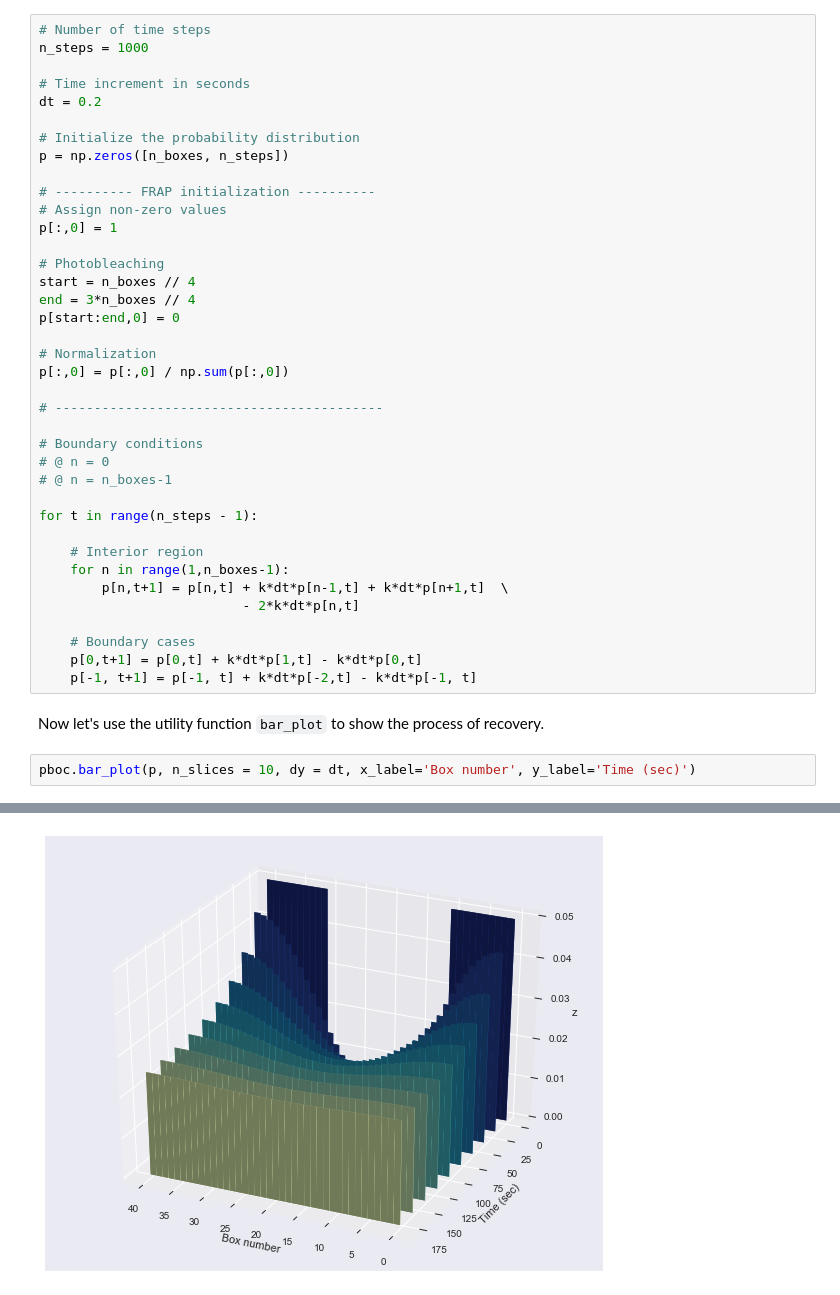
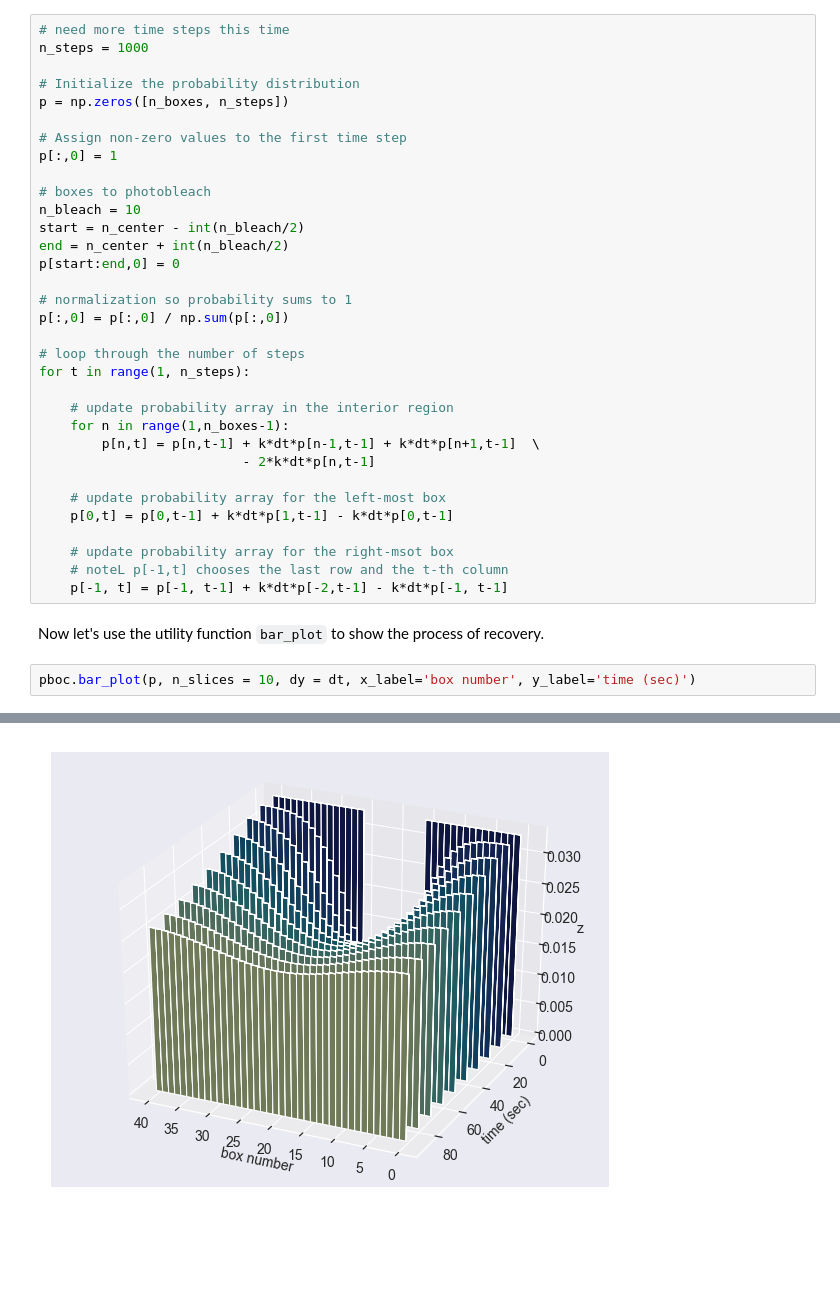
Before and after one commit to RPGroup-PBoC/be262, a Jupyter notebook: code/diffusion_1d_and_FRAP.ipynb, the cells around one changed output, grey strips where cells are left out. Cells and saved outputs as stored; diff of their text form; blank space fills up the shorter version.

```diff
--- a/code/diffusion_1d_and_FRAP.ipynb
+++ b/code/diffusion_1d_and_FRAP.ipynb
@@ -94,45 +99,40 @@ Having developed the numerical method of integrating the master equation, let's
 
 In this part of the tutorial we will implement the 1-dimensional version of the FRAP experiment. We will initialize the probability distribution as zero in the middle region and uniform outside it. We will when observe the process of recovery as the gap gets "filled" with probability from the two flanking regions.
 # %%
-# Number of time steps
+# need more time steps this time
 n_steps = 1000
-
-# Time increment in seconds
-dt = 0.2
 
 # Initialize the probability distribution
 p = np.zeros([n_boxes, n_steps])
 
-# ---------- FRAP initialization ----------
-# Assign non-zero values
+# Assign non-zero values to the first time step
 p[:,0] = 1
 
-# Photobleaching
-start = n_boxes // 4
-end = 3*n_boxes // 4
+# boxes to photobleach
+n_bleach = 10
+start = n_center - int(n_bleach/2)
+end = n_center + int(n_bleach/2)
 p[start:end,0] = 0
 
-# Normalization
+# normalization so probability sums to 1
 p[:,0] = p[:,0] / np.sum(p[:,0])
 
-# ------------------------------------------
+# loop through the number of steps
+for t in range(1, n_steps):
 
-# Boundary conditions
-# @ n = 0
-# @ n = n_boxes-1
+    # update probability array in the interior region
+    for n in range(1,n_boxes-1):
+        p[n,t] = p[n,t-1] + k*dt*p[n-1,t-1] + k*dt*p[n+1,t-1]  \
+                          - 2*k*dt*p[n,t-1]
 
-for t in range(n_steps - 1):
+    # update probability array for the left-most box
+    p[0,t] = p[0,t-1] + k*dt*p[1,t-1] - k*dt*p[0,t-1]
 
-    # Interior region
-    for n in range(1,n_boxes-1):
-        p[n,t+1] = p[n,t] + k*dt*p[n-1,t] + k*dt*p[n+1,t]  \
-                          - 2*k*dt*p[n,t]
-
-    # Boundary cases
-    p[0,t+1] = p[0,t] + k*dt*p[1,t] - k*dt*p[0,t]
-    p[-1, t+1] = p[-1, t] + k*dt*p[-2,t] - k*dt*p[-1, t]
+    # update probability array for the right-msot box
+    # noteL p[-1,t] chooses the last row and the t-th column
+    p[-1, t] = p[-1, t-1] + k*dt*p[-2,t-1] - k*dt*p[-1, t-1]
 # %% [markdown]
 Now let's use the utility function `bar_plot` to show the process of recovery.
 # %%
-pboc.bar_plot(p, n_slices = 10, dy = dt, x_label='Box number', y_label='Time (sec)')
+pboc.bar_plot(p, n_slices = 10, dy = dt, x_label='box number', y_label='time (sec)')
 # %% [output]
@@ -140,2 +140,2 @@ pboc.bar_plot(p, n_slices = 10, dy = dt, x_label='Box number', y_label='Time (se
  <matplotlib.axes._subplots.Axes3DSubplot at 0x...>)
-[figure, old version]
+[figure, new version]
```
Also changed, not shown: parts of 13 cells of this notebook, 5 other files.
